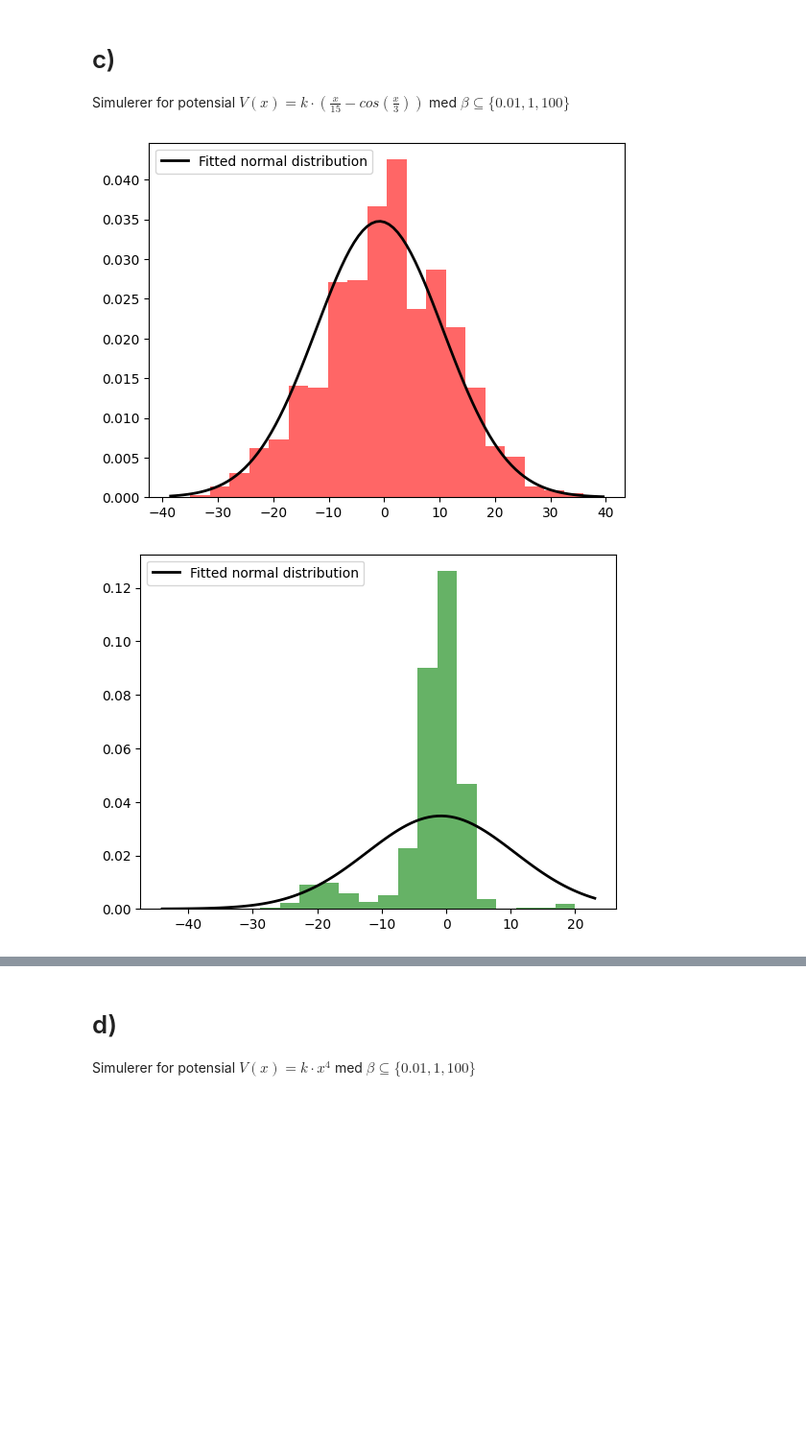
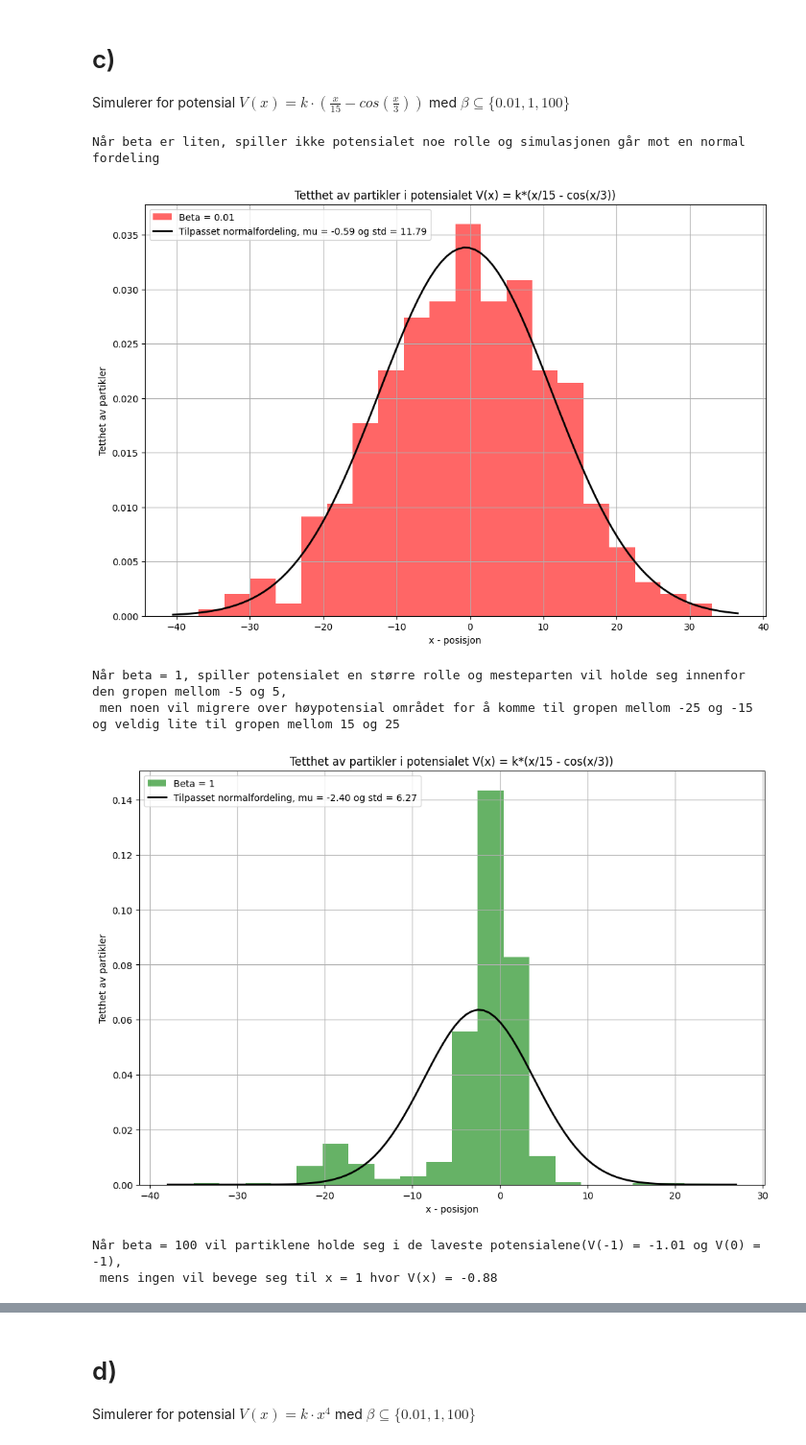
Before and after one commit to marieke-vaske/VitBer-BioFys, a Jupyter notebook: Prosjekt - main.ipynb, the cells around one changed output, grey strips where cells are left out. Shown at 96% size. Saved outputs shown, nothing was run; the diff lists cells and outputs as text; code cells hidden in the pictures; blank space fills up the shorter version.

```diff
--- a/Prosjekt - main.ipynb
+++ b/Prosjekt - main.ipynb
@@ -105,18 +110,25 @@ def sim():
 # a)
 Simulerer for potensial $V(x) = k$ med $\beta \subseteq \{0.01, 1, 100\}$
 # %%
+#Definerer konstant positivt potensial
 def V(x):
     return k
 
+print("For konstant potensial er sannsynligheten for å gå til høyre, venstre og ingen steg lik og derfor er partiklene jevnt fordelt i rommet. Dette er illustrert i histogrammene under.")
+#itererer gjennom beta verdier og plotter histogram og tilpasset normalfordeling
 for beta, color in zip([0.01, 1, 100], ['r', 'g', 'b']):
     particles1 = sim()
     mu, std = scipy.stats.norm.fit(particles1)
-    plt.hist(particles1, bins=bin_size, density=True, alpha=0.6, color=color)
+    plt.hist(particles1, bins=bin_size, density=True, alpha=0.6, color=color, label=f"Beta = {(beta)}")
 
     xmin, xmax = plt.xlim()
     x = np.linspace(xmin, xmax, 100)
     p = scipy.stats.norm.pdf(x, mu, std)
-    plt.plot(x, p, 'k', linewidth=2, label="Fitted normal distribution")
+    plt.plot(x, p, 'k', linewidth=2, label=f"Tilpasset normalfordeling, mu = {mu:.2f} og std = {std:.2f}")
+    plt.xlabel("x - posisjon")
+    plt.ylabel("Tetthet av partikler")
+    plt.title("Tetthet av partikler med konstant potensial")
+    plt.grid()
     plt.legend()
     plt.show()
 # %% [output]
@@ -130,15 +143,20 @@ Simulerer for potensial $V(x) = -k$ med $\beta \subseteq \{0.01, 1, 100\}$
 def V(x):
     return -k
 
+print("Samme som for i oppgave a), siden det er konstant potensial")
 for beta, color in zip([0.01, 1, 100], ['r', 'g', 'b']):
     particles2 = sim()
     mu, std = scipy.stats.norm.fit(particles1)
-    plt.hist(particles2, bins=bin_size, density=True, alpha=0.6, color=color)
+    plt.hist(particles2, bins=bin_size, density=True, alpha=0.6, color=color, label=f"Beta = {(beta)}")
 
     xmin, xmax = plt.xlim()
     x = np.linspace(xmin, xmax, 100)
     p = scipy.stats.norm.pdf(x, mu, std)
-    plt.plot(x, p, 'k', linewidth=2, label="Fitted normal distribution")
+    plt.plot(x, p, 'k', linewidth=2, label=f"Tilpasset normalfordeling, mu = {mu:.2f} og std = {std:.2f}")
+    plt.xlabel("x - posisjon")
+    plt.ylabel("Tetthet av partikler")
+    plt.title("Tetthet av partikler for konstant negativt potensial")
+    plt.grid()
     plt.legend()
     plt.show()
 # %% [output]
@@ -151,33 +170,59 @@ Simulerer for potensial $V(x) = k\cdot (\frac{x}{15} - cos(\frac{x}{3}))$ med $\
 # %%
 def V(x):
     return k*(x/15 - np.cos(x/3))
 
-for beta, color in zip([0.01, 1, 100], ['r', 'g', 'b']):
+explainations = ["Når beta er liten, spiller ikke potensialet noe rolle og simulasjonen går mot en normal fordeling",
+                  "Når beta = 1, spiller potensialet en større rolle og mesteparten vil holde seg innenfor den gropen mellom -5 og 5,\n men noen vil migrere over høypotensial området for å komme til gropen mellom -25 og -15 og veldig lite til gropen mellom 15 og 25",
+                    "Når beta = 100 vil partiklene holde seg i de laveste potensialene(V(-1) = -1.01 og V(0) = -1),\n mens ingen vil bevege seg til x = 1 hvor V(x) = -0.88"]
+
+
+for beta, color, expl in zip([0.01, 1, 100], ['r', 'g', 'b'], explainations):
     particles3 = sim()
-    mu, std = scipy.stats.norm.fit(particles1)
-    plt.hist(particles3, bins=bin_size, density=True, alpha=0.6, color=color)
+    mu, std = scipy.stats.norm.fit(particles3)
+    plt.hist(particles3, bins=bin_size, density=True, alpha=0.6, color=color, label=f"Beta = {(beta)}")
 
     xmin, xmax = plt.xlim()
     x = np.linspace(xmin, xmax, 100)
     p = scipy.stats.norm.pdf(x, mu, std)
-    plt.plot(x, p, 'k', linewidth=2, label="Fitted normal distribution")
+    plt.plot(x, p, 'k', linewidth=2, label=f"Tilpasset normalfordeling, mu = {mu:.2f} og std = {std:.2f}")
+    plt.xlabel("x - posisjon")
+    plt.ylabel("Tetthet av partikler")
+    plt.title("Tetthet av partikler i potensialet V(x) = k*(x/15 - cos(x/3))")
+    plt.grid()
     plt.legend()
+    print(expl)
     plt.show()
 
 #Ekstraoppgave
 arr =  np.zeros(n)
 beta = 0.01
-for i in range(0, 2*t, delta_t):
-    if i > t:
+for i in range(0, 2*t, delta_t): # Dobbel tidssteg lengde
+    if i > t: #Endrer beta verdi etter halve tidssteg
         beta = 100
     for j in range(n):
         a = random.uniform(0, 1)
         if a < p_minus(arr[j]):
             arr[j] -= h
         elif (1 - p_plus(arr[j])) < a:
                 arr[j] += h
-plt.hist(arr, bins=bin_size, density=True, alpha=0.6, color='mediumseagreen')
+plt.hist(arr, bins=bin_size, density=True, alpha=0.6, color='mediumseagreen') #Tilpasser normalfordeling
+mu, std = scipy.stats.norm.fit(arr)
+xmin, xmax = plt.xlim()
+x = np.linspace(xmin, xmax, 100)
+p = scipy.stats.norm.pdf(x, mu, std)
+plt.plot(x, p, 'k', linewidth=2, label=f"Tilpasset normalfordeling, mu = {mu:.2f} og std = {std:.2f}")
+plt.xlabel("x - posisjon")
+plt.ylabel("Tetthet av partikler")
+plt.title("Tetthet av partikler i potensialet V(x) = k*(x/15 - cos(x/3)) med endret beta")
+plt.grid()
+plt.legend()
+print("Når beta = 0.01 vil partiklene spre seg jevnt utover(slik som i første plott i 2c),\n mens når beta = 100 vil partiklene holde seg i de laveste potensialene rundt der de oppholder seg etter den første fordelingen.\n Da vil de samle seg mest ved x = -19.45, x = -0.6 og x = 18.25")
 plt.show()
 # %% [output]
+Når beta er liten, spiller ikke potensialet noe rolle og simulasjonen går mot en normal fordeling
-[figure, old version]
+[figure, new version]
+Når beta = 1, spiller potensialet en større rolle og mesteparten vil holde seg innenfor den gropen mellom -5 og 5,
+ men noen vil migrere over høypotensial området for å komme til gropen mellom -25 og -15 og veldig lite til gropen mellom 15 og 25
-[figure, old version]
+[figure, new version]
+Når beta = 100 vil partiklene holde seg i de laveste potensialene(V(-1) = -1.01 og V(0) = -1),
+ mens ingen vil bevege seg til x = 1 hvor V(x) = -0.88
```
Also changed, not shown: parts of 6 cells of this notebook.
